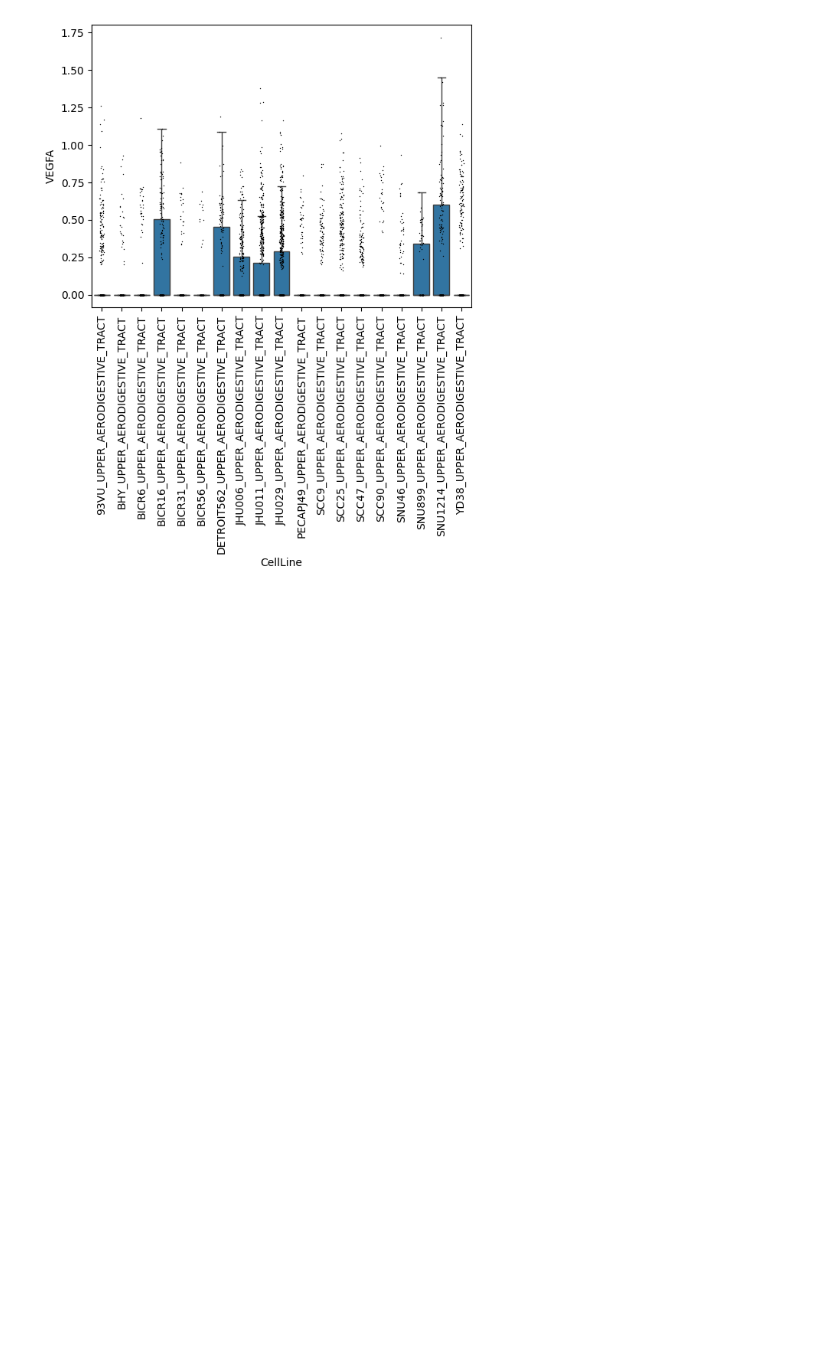
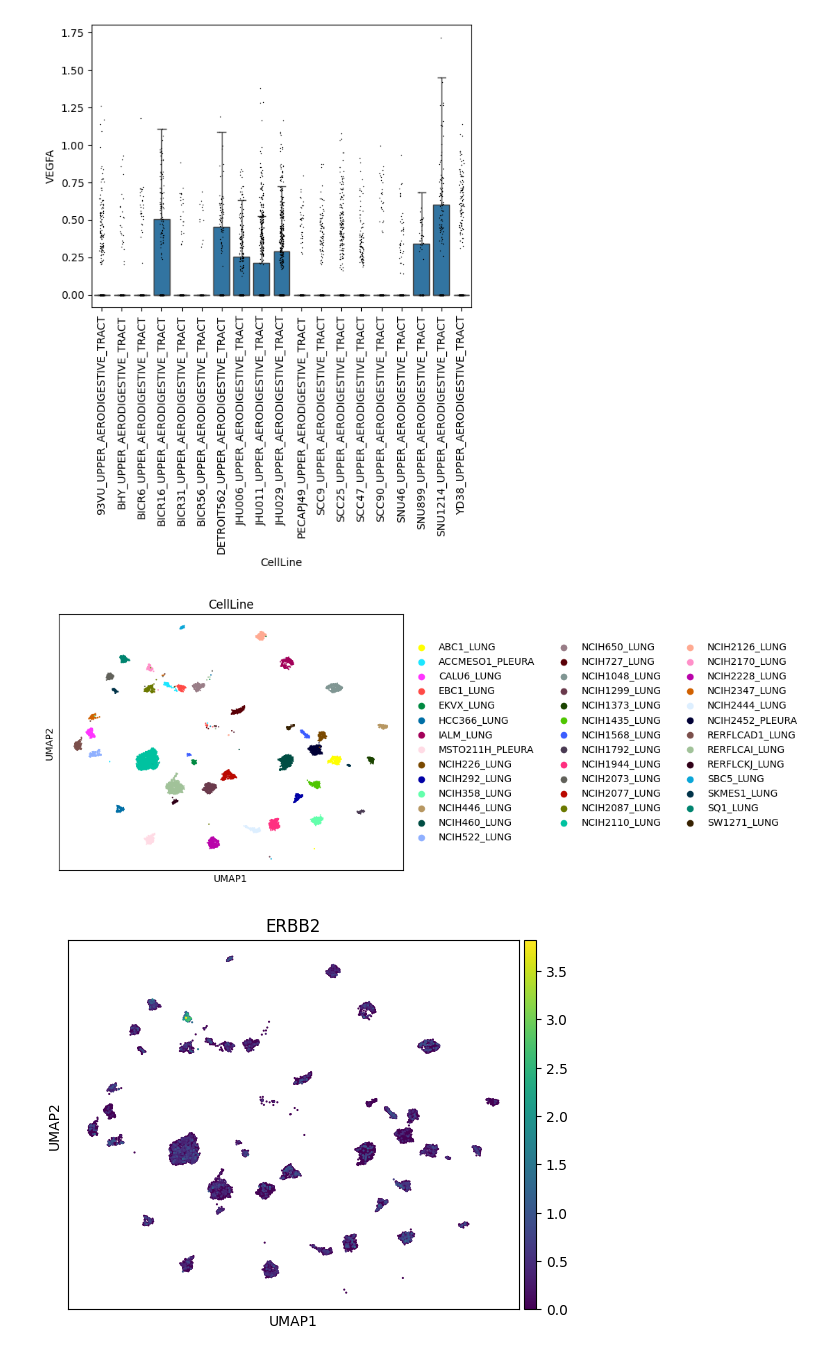
Before and after one commit to NikitaArya17/next_generation_sequencing_projects, a Jupyter notebook: single-cell rna sequencing data/kinker/03_explore.ipynb, the cells around one changed output. Cells and saved outputs as stored; diff of their text form; code cells hidden in the pictures; blank space fills up the shorter version.

```diff
--- a/single-cell rna sequencing data/kinker/03_explore.ipynb
+++ b/single-cell rna sequencing data/kinker/03_explore.ipynb
@@ -84,3 +93,15 @@ VisualiseData('VEGFA', 'Lung Cancer')
 VisualiseData('VEGFA', 'Head and Neck Cancer')
 # %% [output]
 [figure]
+# %%
+# Analysis for ERBB2
+
+adata_lung = adata[adata.obs.Indication == 'Lung Cancer'].copy()
+lung_df = sc.get.obs_df(adata_lung, keys = ['ERBB2', 'VEGFA', 'VEGFB'], layer = 'log2_counts')
+lung_df['CellLine'] = adata_lung.obs['CellLine']
+
+sc.pl.umap(adata_lung, color = ['CellLine'])
+sc.pl.umap(adata_lung, color = ['ERBB2'])
+# %% [output]
+[figure, added]
+[figure, added]
```
Also changed, not shown: parts of 9 cells of this notebook.
